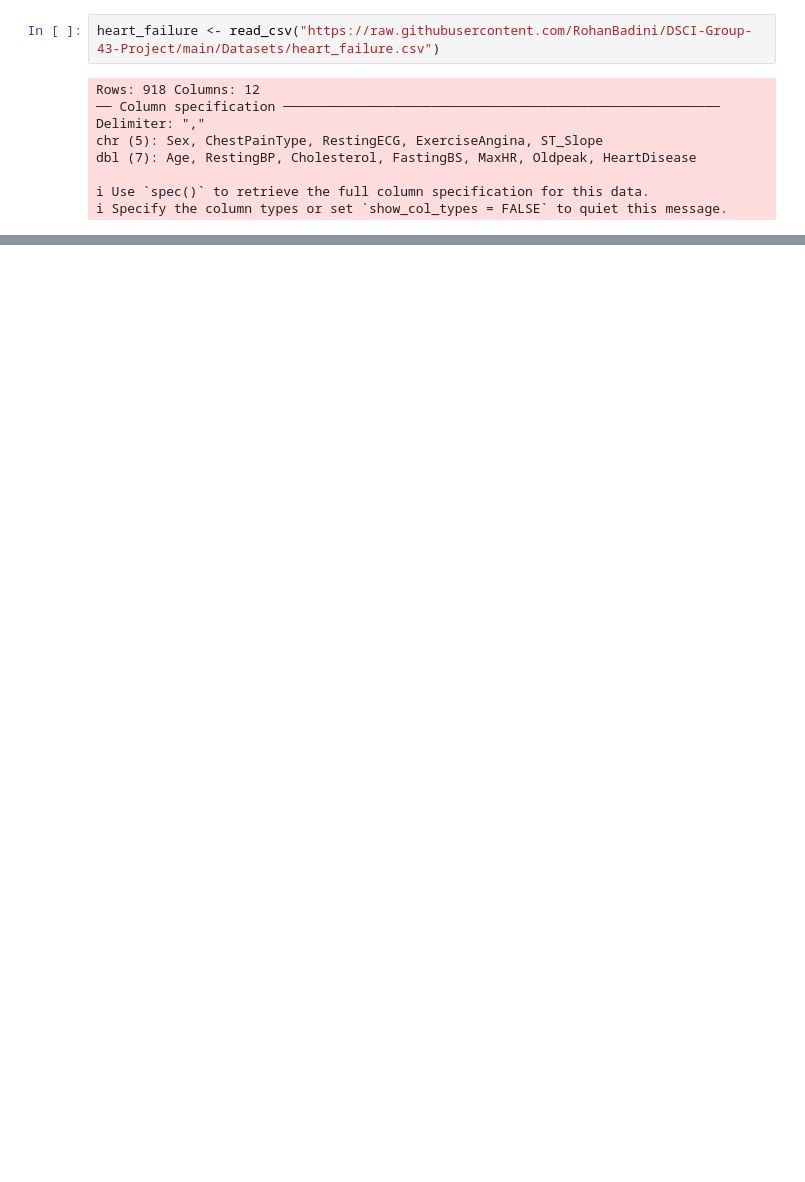
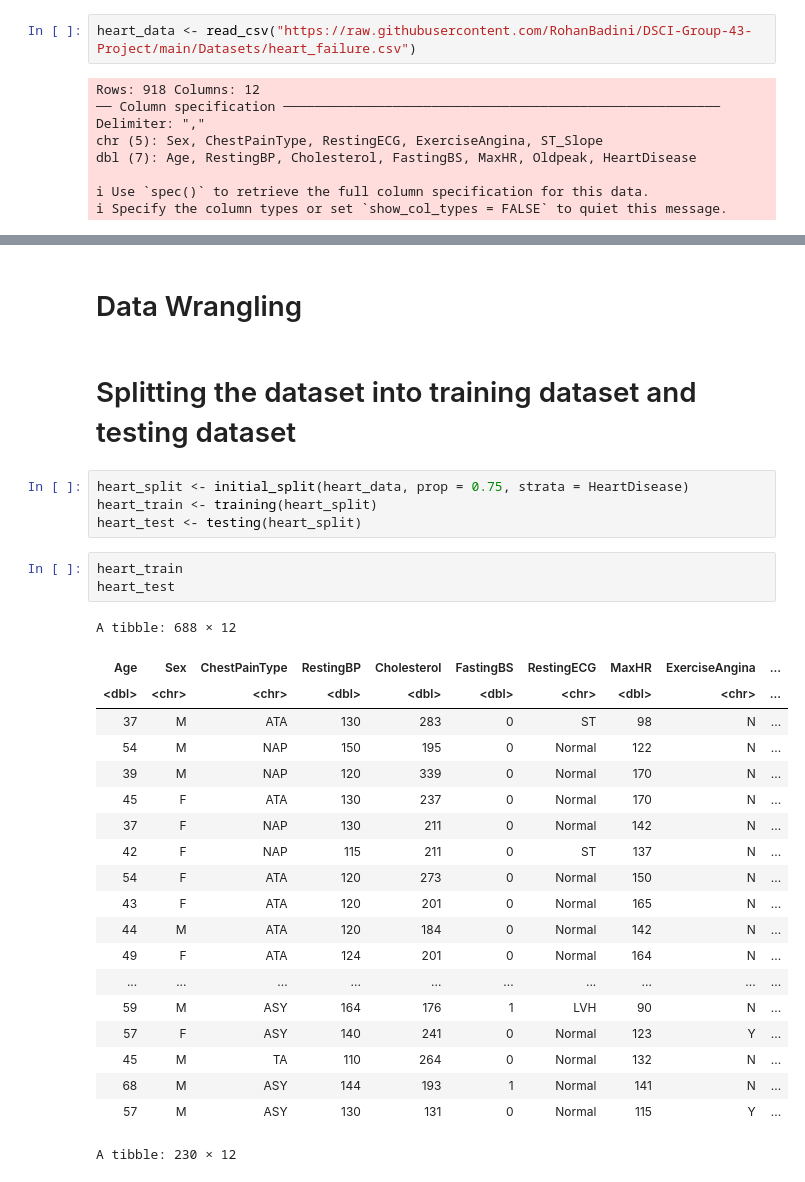
Before and after one commit to sara2815/Heart-Attack-Analysis, a Jupyter notebook: Group-43-Project.ipynb, the cells around one changed output, grey strips where cells are left out. Saved outputs shown, nothing was run; the diff lists cells and outputs as text; blank space fills up the shorter version.

Commit message:
Data Split

```diff
--- a/Group-43-Project.ipynb
+++ b/Group-43-Project.ipynb
@@ -14,5 +27,5 @@ library(tidyverse)
 # %%
-heart_failure <- read_csv("https://raw.githubusercontent.com/RohanBadini/DSCI-Group-43-Project/main/Datasets/heart_failure.csv")
+heart_data <- read_csv("https://raw.githubusercontent.com/RohanBadini/DSCI-Group-43-Project/main/Datasets/heart_failure.csv")
 # %% [output]
 Rows: 918 Columns: 12
 ── Column specification ────────────────────────────────────────────────────────
@@ -44,3 +57,35 @@ A spec_tbl_df: 918 × 12
 | 57 | M | ASY | 130 | 131 | 0 | Normal | 115 | Y | ... |
 | 57 | F | ATA | 130 | 236 | 0 | LVH | 174 | N | ... |
 | 38 | M | NAP | 138 | 175 | 0 | Normal | 173 | N | ... |
+# %% [markdown]
+# Data Wrangling
+# %% [markdown]
+# Splitting the dataset into training dataset and testing dataset
+# %%
+heart_split <- initial_split(heart_data, prop = 0.75, strata = HeartDisease)
+heart_train <- training(heart_split)
+heart_test <- testing(heart_split)
+# %%
+heart_train
+heart_test
+# %% [output]
+A tibble: 688 × 12
+| Age | Sex | ChestPainType | RestingBP | Cholesterol | FastingBS | RestingECG | MaxHR | ExerciseAngina | ... |
+| <dbl> | <chr> | <chr> | <dbl> | <dbl> | <dbl> | <chr> | <dbl> | <chr> | ... |
+| 37 | M | ATA | 130 | 283 | 0 | ST | 98 | N | ... |
+| 54 | M | NAP | 150 | 195 | 0 | Normal | 122 | N | ... |
+| 39 | M | NAP | 120 | 339 | 0 | Normal | 170 | N | ... |
+| 45 | F | ATA | 130 | 237 | 0 | Normal | 170 | N | ... |
+| 37 | F | NAP | 130 | 211 | 0 | Normal | 142 | N | ... |
+| 42 | F | NAP | 115 | 211 | 0 | ST | 137 | N | ... |
+| 54 | F | ATA | 120 | 273 | 0 | Normal | 150 | N | ... |
+| 43 | F | ATA | 120 | 201 | 0 | Normal | 165 | N | ... |
+| 44 | M | ATA | 120 | 184 | 0 | Normal | 142 | N | ... |
+| 49 | F | ATA | 124 | 201 | 0 | Normal | 164 | N | ... |
+| ... | ... | ... | ... | ... | ... | ... | ... | ... | ... |
+| 59 | M | ASY | 164 | 176 | 1 | LVH | 90 | N | ... |
+| 57 | F | ASY | 140 | 241 | 0 | Normal | 123 | Y | ... |
+| 45 | M | TA | 110 | 264 | 0 | Normal | 132 | N | ... |
+| 68 | M | ASY | 144 | 193 | 1 | Normal | 141 | N | ... |
+| 57 | M | ASY | 130 | 131 | 0 | Normal | 115 | Y | ... |
+A tibble: 230 × 12
```
Also changed, not shown: parts of 5 cells of this notebook.
